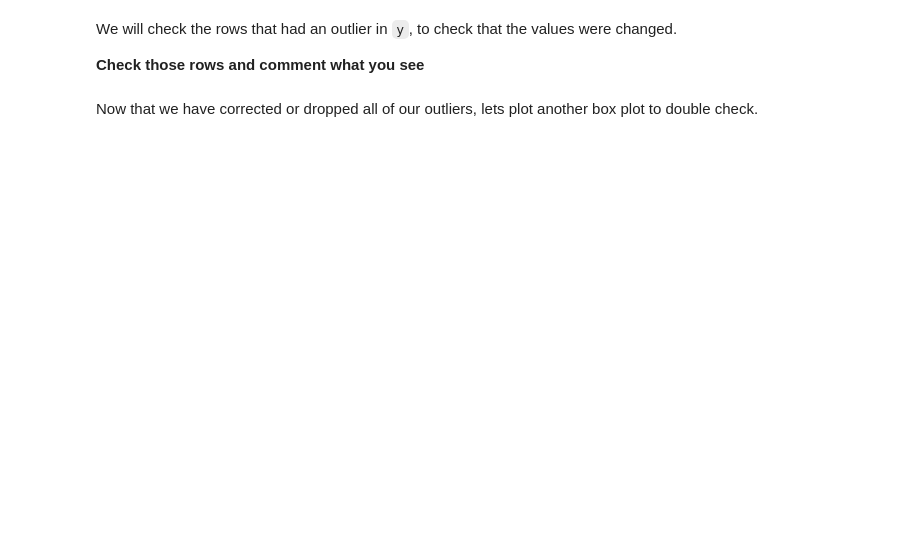
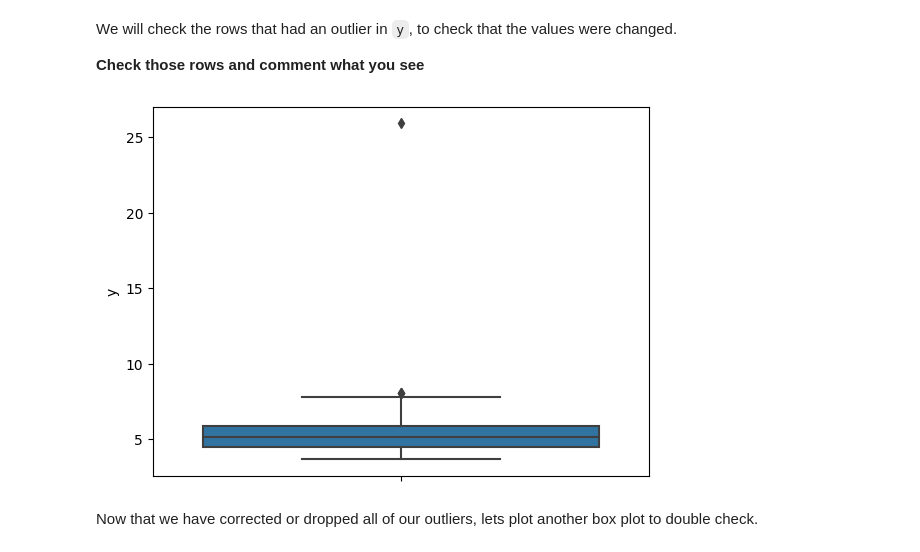
Before and after one commit to fionaabad/Laboratories, a Jupyter notebook: week3.ipynb/Day1.ipynb/1.-Data Cleaning.ipynb, the cells around one changed output. Drawn from its saved outputs; the diff is of its cells as text; code cells hidden in the pictures; blank space fills up the shorter version.

```diff
--- a/week3.ipynb/Day1.ipynb/1.-Data Cleaning.ipynb
+++ b/week3.ipynb/Day1.ipynb/1.-Data Cleaning.ipynb
@@ -441,0 +521,7 @@ We will check the rows that had an outlier in `y`, to check that the values were
+# %%
+#Run this code
+
+sns.boxplot(y=diamonds.y)
+plt.subplots_adjust(wspace=0.5)
+# %% [output]
+[figure, added]
```
Also changed, not shown: parts of 28 cells of this notebook, 2 other files.
